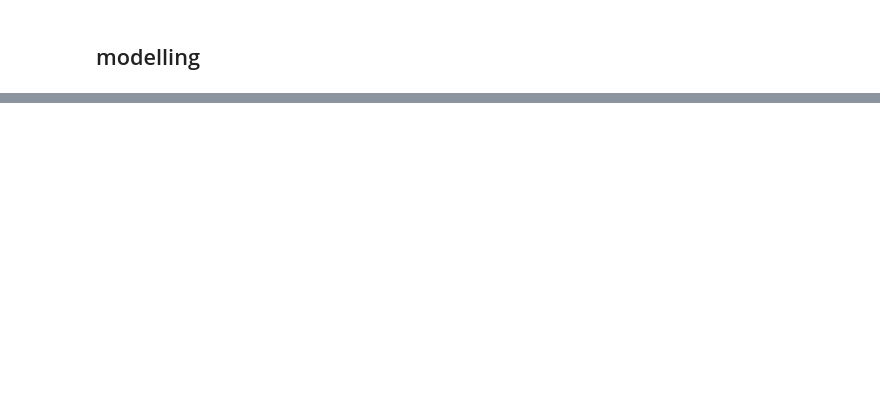
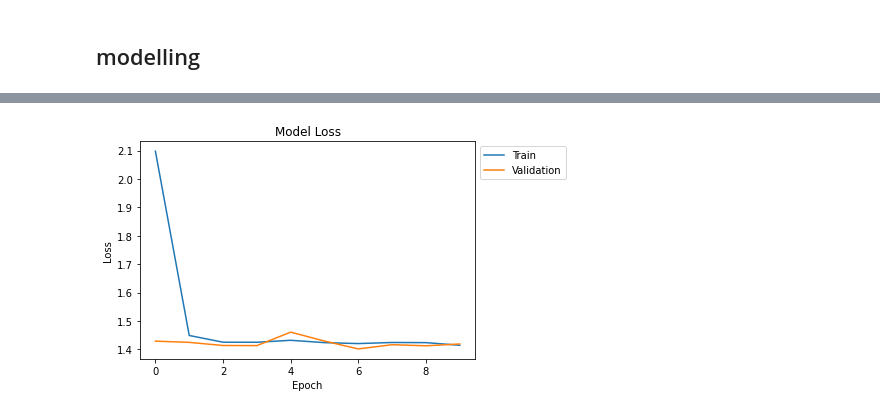
Before and after one commit to fadillarizalul/thesis-alzheimer, a Jupyter notebook: alzheimer_image_classification.ipynb, the cells around one changed output, grey strips where cells are left out. Saved outputs shown, nothing was run; the diff lists cells and outputs as text; code cells hidden in the pictures; blank space fills up the shorter version.

```diff
--- a/alzheimer_image_classification.ipynb
+++ b/alzheimer_image_classification.ipynb
@@ -19,8 +16,8 @@ mkdir: cannot create directory ‘tourist55/alzheimers-dataset-4-class-of-images
 # %%
 # creating train and test path of dataset
 
-train_dir = "/content/alzheimers-dataset-4-class-of-images/Alzheimer_s Dataset/train"
-test_dir = "/content/alzheimers-dataset-4-class-of-images/Alzheimer_s Dataset/test"
+train_dir = "/content/alzheimer-mri-dataset/Alzheimers-ADNI/train"
+test_dir = "/content/alzheimer-mri-dataset/Alzheimers-ADNI/test"
 # %% [markdown]
 # augmentasi dan split data
 # %%
@@ -97,19 +87,19 @@ from keras.layers import Conv2D, Dense, Flatten, MaxPool2D, Dropout
 # model.summary()
 # %%
 model = tf.keras.models.Sequential([
-    tf.keras.layers.Conv2D(32, (3,3), activation='relu', input_shape=(150, 150, 3)),
+    tf.keras.layers.Conv2D(32, (3,3), activation='relu', input_shape=(256, 256, 3)),
     tf.keras.layers.MaxPooling2D(2,2),
-    # tf.keras.layers.Dropout(0.2),
+    tf.keras.layers.Dropout(0.2),
     tf.keras.layers.Conv2D(64, (3,3), activation='relu'),
     tf.keras.layers.MaxPooling2D(2,2),
-    # tf.keras.layers.Dropout(0.2),
+    tf.keras.layers.Dropout(0.2),
     tf.keras.layers.Conv2D(128, (3,3), activation='relu'),
     tf.keras.layers.MaxPooling2D(2,2),
-    # tf.keras.layers.Dropout(0.2),
+    tf.keras.layers.Dropout(0.2),
     tf.keras.layers.Flatten(),
-    tf.keras.layers.Dense(512, activation='relu'),
-    # tf.keras.layers.Dropout(0.2),
-    tf.keras.layers.Dense(6, activation='softmax')
+    tf.keras.layers.Dense(64, activation='relu'),
+    tf.keras.layers.Dropout(0.2),
+    tf.keras.layers.Dense(5, activation='softmax')
 ])
 
 model.compile(optimizer='adam',
@@ -151,10 +144,5 @@ print(val_len)
-# %%
-history = model.fit(
-    train_generator,
-    steps_per_epoch=(train_len/32),
-    epochs=3,
-    verbose=1,
-    callbacks=[callbacks],
-    validation_data=validation_generator,
-    validation_steps=(val_len/32)
-)
+# %%
+model_history = model.fit(train_generator,
+                        validation_data=val_generator,
+                        epochs = 10,
+                        verbose = 1)
@@ -160,0 +170,12 @@ history = model.fit(
+# %%
+# Summarize history for loss
+
+plt.plot(model_history.history['loss'])
+plt.plot(model_history.history['val_loss'])
+plt.title('Model Loss')
+plt.ylabel('Loss')
+plt.xlabel('Epoch')
+plt.legend(['Train', 'Validation'], loc='upper left', bbox_to_anchor=(1,1))
+plt.show()
+# %% [output]
+[figure, added]
```
Also changed, not shown: parts of 12 cells of this notebook.
